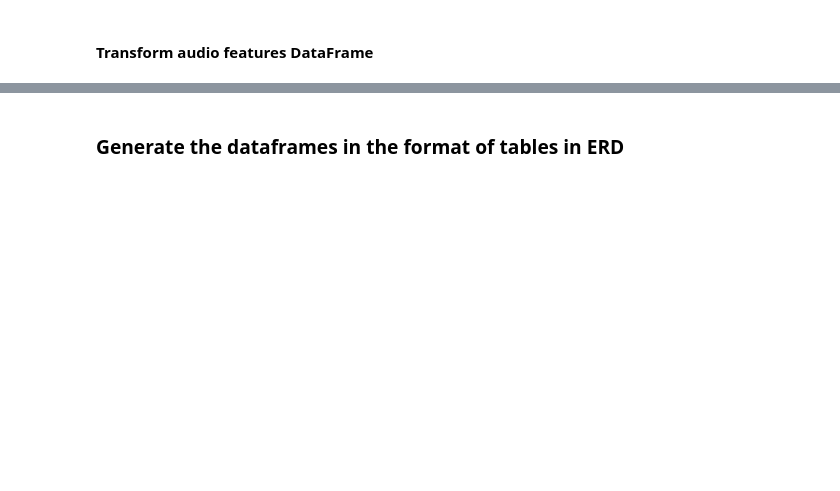
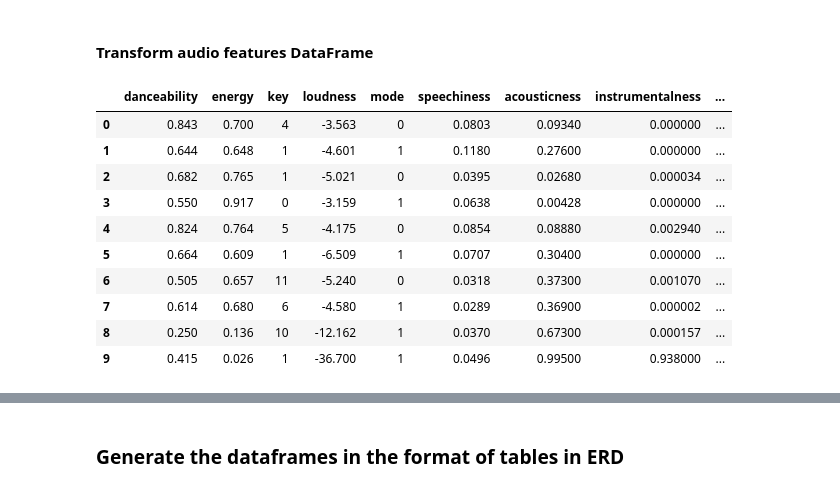
Before and after one commit to SOKAJ-7/M20---Group_11_Project, a Jupyter notebook: data_retrieval_using_Spotipy.ipynb, the cells around one changed output, grey strips where cells are left out. Cells and saved outputs as stored; diff of their text form; code cells hidden in the pictures; blank space fills up the shorter version.

```diff
--- a/data_retrieval_using_Spotipy.ipynb
+++ b/data_retrieval_using_Spotipy.ipynb
@@ -169,7 +170,7 @@ df_tracks.shape
 # %% [markdown]
 #### Create natural key
 # %%
-df_tracks['natural_key'] = df_tracks.artist_name.map(str) + "_" + df_tracks.track_name
+df_tracks['track_natural_key'] = df_tracks.artist_name.map(str) + "_" + df_tracks.track_name
 
 df_tracks
 # %% [output]
@@ -228,0 +225,12 @@ df_tracks
+# %%
+# new column for seasons (borrowed from https://stackoverflow.com/questions/60285557/extract-seasons-from-datetime-pandas)
+    # numeric trick is to wasp the winter separation at 12-31 / 01-01.
+    # By subtracting the end of winter, which is 03-21, and take modulo, you effectively change 01-01 to - 320 = 980 mod 1300,
+    # which is larger than the last day of autumn. So now your winter season is in one chunk instead of two.
+
+date_offset = (df_tracks.release_date.dt.month*100 + df_tracks.release_date.dt.day - 320)%1300
+
+df_tracks['release_season'] = pd.cut(date_offset, [0, 300, 602, 900, 1300],
+                                     labels=['spring', 'summer', 'autumn', 'winter'],
+                                     include_lowest = True)
+df_tracks
@@ -244,21 +264,17 @@ batchsize = 100
 None_counter = 0
 
 for i in range(0, len(df_tracks['track_id']), batchsize):
-    if (i % 10 == 0 and i >= 10):
-        set_count += 1
-        record_count = 1
-
-    print(f'Processing record {record_count} of Set {set_count} | {genre}')
-    record_count += 1
     batch = df_tracks['track_id'][i:i+batchsize]
     feature_results = sp.audio_features(batch)
-    time.sleep(60)
+
     for i, t in enumerate(feature_results):
         if t == None:
             None_counter = None_counter +1
         else:
             rows.append(t)
 
+    time.sleep(60)
+
 print(f'Number of tracks where no audio features were available:', None_counter)
 
 stop = timeit.default_timer()
@@ -277,2 +320,28 @@ df_tracks.columns
 # %% [markdown]
 #### Transform audio features DataFrame
+# %%
+# convert duration_ms to minutes. Solution from https://stackoverflow.com/questions/67438170/how-to-convert-milliseconds-to-minutesseconds-output
+# duration_mins is a datetime.time object, not datetime64[ns], need to check if compatible with sql table format
+mins = []
+ms = df_audio_features['duration_ms']
+for i in ms:
+    seconds, i = divmod(i, 1000)
+    minutes, seconds = divmod(seconds, 60)
+    mins.append(f'{int(minutes):01d}:{int(seconds):02d}')
+
+df_audio_features['duration_mins'] = mins
+df_audio_features['duration_mins'] = pd.to_datetime(df_audio_features.duration_mins, format='%M:%S').dt.time
+
+df_audio_features
+# %% [output]
+|  | danceability | energy | key | loudness | mode | speechiness | acousticness | instrumentalness | ... |
+| 0 | 0.843 | 0.700 | 4 | -3.563 | 0 | 0.0803 | 0.09340 | 0.000000 | ... |
+| 1 | 0.644 | 0.648 | 1 | -4.601 | 1 | 0.1180 | 0.27600 | 0.000000 | ... |
+| 2 | 0.682 | 0.765 | 1 | -5.021 | 0 | 0.0395 | 0.02680 | 0.000034 | ... |
+| 3 | 0.550 | 0.917 | 0 | -3.159 | 1 | 0.0638 | 0.00428 | 0.000000 | ... |
+| 4 | 0.824 | 0.764 | 5 | -4.175 | 0 | 0.0854 | 0.08880 | 0.002940 | ... |
+| 5 | 0.664 | 0.609 | 1 | -6.509 | 1 | 0.0707 | 0.30400 | 0.000000 | ... |
+| 6 | 0.505 | 0.657 | 11 | -5.240 | 0 | 0.0318 | 0.37300 | 0.001070 | ... |
+| 7 | 0.614 | 0.680 | 6 | -4.580 | 1 | 0.0289 | 0.36900 | 0.000002 | ... |
+| 8 | 0.250 | 0.136 | 10 | -12.162 | 1 | 0.0370 | 0.67300 | 0.000157 | ... |
+| 9 | 0.415 | 0.026 | 1 | -36.700 | 1 | 0.0496 | 0.99500 | 0.938000 | ... |
```
Also changed, not shown: parts of 25 cells of this notebook.
